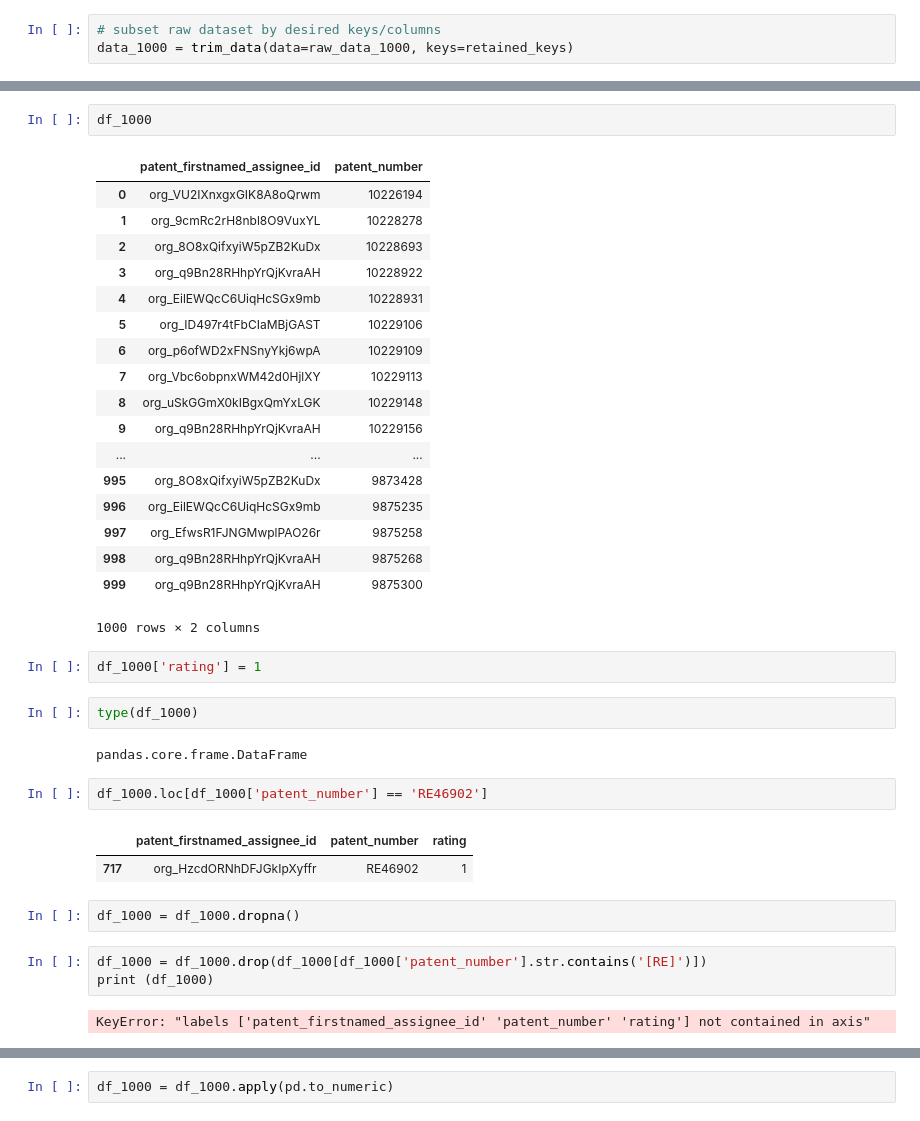
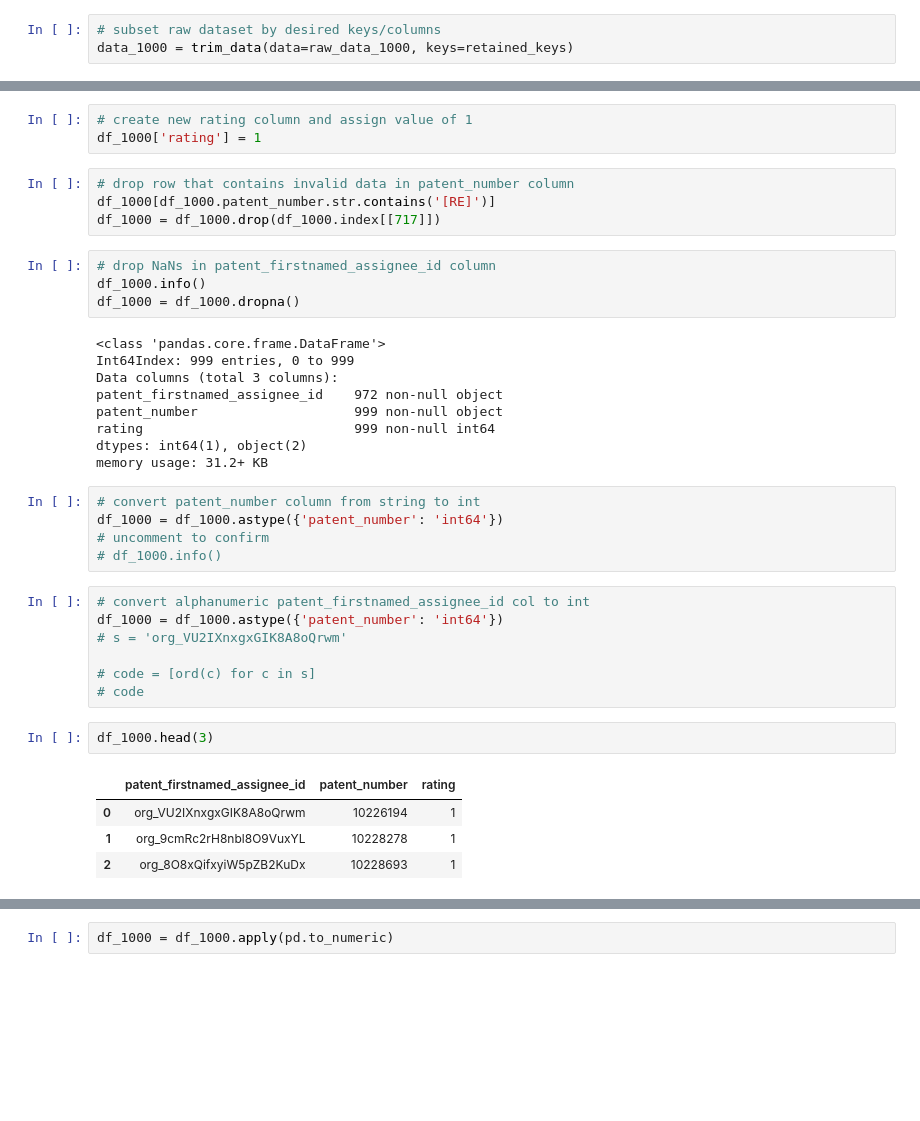
Before and after one commit to glmack/techniche, a Jupyter notebook: model_selection/rec_system.ipynb, the cells around one changed output, grey strips where cells are left out. Cells and saved outputs as stored; diff of their text form; blank space fills up the shorter version.

```diff
--- a/model_selection/rec_system.ipynb
+++ b/model_selection/rec_system.ipynb
@@ -90,39 +94,39 @@ df_1000 = pd.DataFrame(data_1000)
+# %%
+# create new rating column and assign value of 1
+df_1000['rating'] = 1
+# %%
+# drop row that contains invalid data in patent_number column
+df_1000[df_1000.patent_number.str.contains('[RE]')]
+df_1000 = df_1000.drop(df_1000.index[[717]])
+# %%
+# drop NaNs in patent_firstnamed_assignee_id column
+df_1000.info()
+df_1000 = df_1000.dropna()
+# %% [output]
+<class 'pandas.core.frame.DataFrame'>
+Int64Index: 999 entries, 0 to 999
+Data columns (total 3 columns):
+patent_firstnamed_assignee_id    972 non-null object
+patent_number                    999 non-null object
+rating                           999 non-null int64
+dtypes: int64(1), object(2)
+memory usage: 31.2+ KB
+# %%
+# convert patent_number column from string to int
+df_1000 = df_1000.astype({'patent_number': 'int64'})
+# uncomment to confirm
+# df_1000.info()
+# %%
+# convert alphanumeric patent_firstnamed_assignee_id col to int
+df_1000 = df_1000.astype({'patent_number': 'int64'})
+# s = 'org_VU2IXnxgxGIK8A8oQrwm'
+
+# code = [ord(c) for c in s]
+# code
 # %%
-df_1000
+df_1000.head(3)
 # %% [output]
-|  | patent_firstnamed_assignee_id | patent_number |
-| 0 | org_VU2IXnxgxGIK8A8oQrwm | 10226194 |
-| 1 | org_9cmRc2rH8nbl8O9VuxYL | 10228278 |
-| 2 | org_8O8xQifxyiW5pZB2KuDx | 10228693 |
-| 3 | org_q9Bn28RHhpYrQjKvraAH | 10228922 |
-| 4 | org_EilEWQcC6UiqHcSGx9mb | 10228931 |
-| 5 | org_ID497r4tFbCIaMBjGAST | 10229106 |
-| 6 | org_p6ofWD2xFNSnyYkj6wpA | 10229109 |
-| 7 | org_Vbc6obpnxWM42d0HjlXY | 10229113 |
-| 8 | org_uSkGGmX0kIBgxQmYxLGK | 10229148 |
-| 9 | org_q9Bn28RHhpYrQjKvraAH | 10229156 |
-| ... | ... | ... |
-| 995 | org_8O8xQifxyiW5pZB2KuDx | 9873428 |
-| 996 | org_EilEWQcC6UiqHcSGx9mb | 9875235 |
-| 997 | org_EfwsR1FJNGMwplPAO26r | 9875258 |
-| 998 | org_q9Bn28RHhpYrQjKvraAH | 9875268 |
-| 999 | org_q9Bn28RHhpYrQjKvraAH | 9875300 |
+|  | patent_firstnamed_assignee_id | patent_number | rating |
+| 0 | org_VU2IXnxgxGIK8A8oQrwm | 10226194 | 1 |
+| 1 | org_9cmRc2rH8nbl8O9VuxYL | 10228278 | 1 |
+| 2 | org_8O8xQifxyiW5pZB2KuDx | 10228693 | 1 |
-1000 rows × 2 columns
-# %%
-df_1000['rating'] = 1
-# %%
-type(df_1000)
-# %% [output]
-pandas.core.frame.DataFrame
-# %%
-df_1000.loc[df_1000['patent_number'] == 'RE46902']
-# %% [output]
-|  | patent_firstnamed_assignee_id | patent_number | rating |
-| 717 | org_HzcdORNhDFJGkIpXyffr | RE46902 | 1 |
-# %%
-df_1000 = df_1000.dropna()
-# %%
-df_1000 = df_1000.drop(df_1000[df_1000['patent_number'].str.contains('[RE]')])
-print (df_1000)
-# %% [output]
-KeyError: "labels ['patent_firstnamed_assignee_id' 'patent_number' 'rating'] not contained in axis"
```
Also changed, not shown: parts of 15 cells of this notebook.
